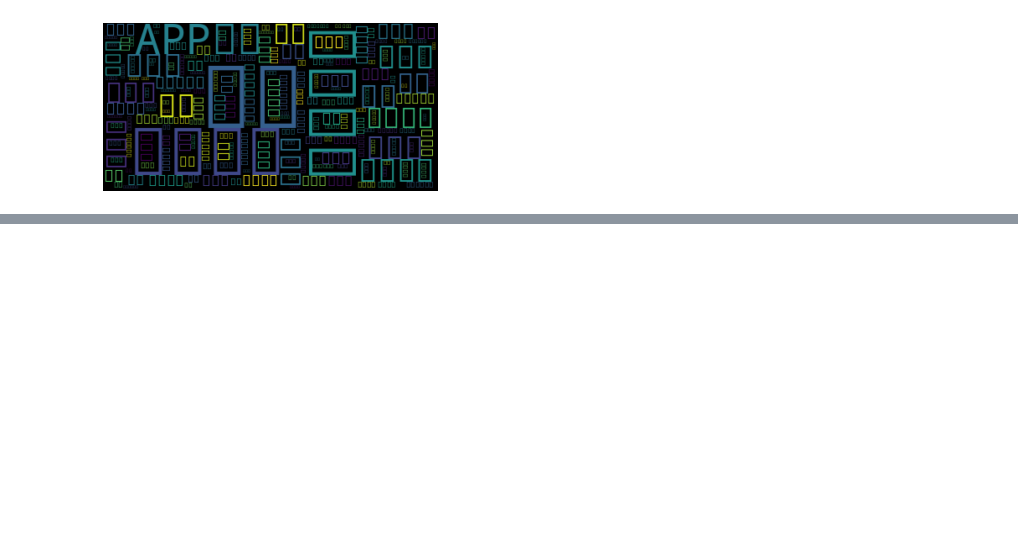
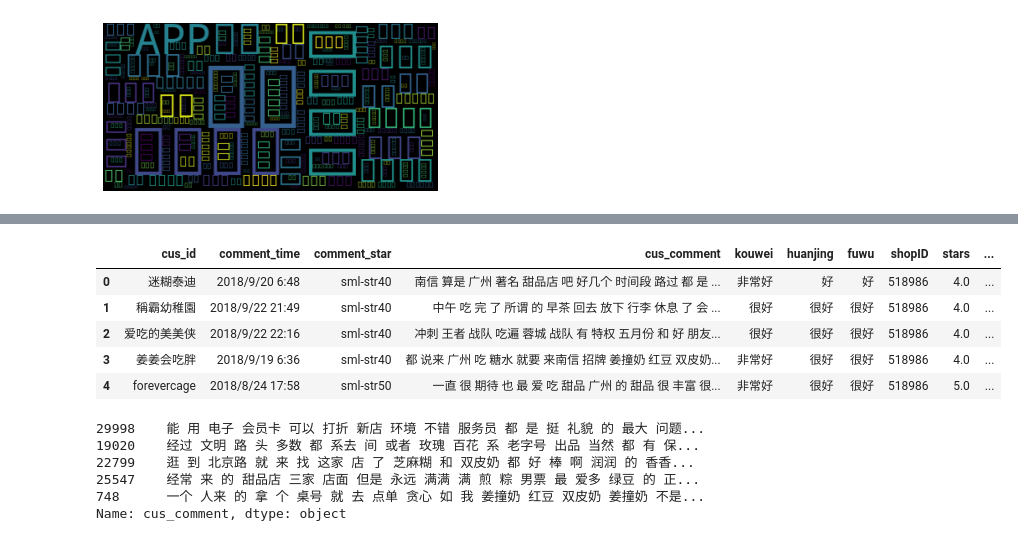
Before and after one commit to xujiayi1256/WhatsForTodayModel, a Jupyter notebook: data_analysis.ipynb, the cells around one changed output, grey strips where cells are left out. Drawn from its saved outputs; the diff is of its cells as text; code cells hidden in the pictures; blank space fills up the shorter version.

```diff
--- a/data_analysis.ipynb
+++ b/data_analysis.ipynb
@@ -234,0 +248,14 @@ plt.show()
+# %%
+import pandas as pd
+import jieba
+from matplotlib import pyplot as plt
+
+data = pd.read_csv('raw data/data1.csv')
+data.head()
+# %% [output]
+|  | cus_id | comment_time | comment_star | cus_comment | kouwei | huanjing | fuwu | shopID | stars | ... |
+| 0 | 迷糊泰迪 | 2018/9/20 6:48 | sml-str40 | 南信 算是 广州 著名 甜品店 吧 好几个 时间段 路过 都 是 ... | 非常好 | 好 | 好 | 518986 | 4.0 | ... |
+| 1 | 稱霸幼稚園 | 2018/9/22 21:49 | sml-str40 | 中午 吃 完 了 所谓 的 早茶 回去 放下 行李 休息 了 会 ... | 很好 | 很好 | 很好 | 518986 | 4.0 | ... |
+| 2 | 爱吃的美美侠 | 2018/9/22 22:16 | sml-str40 | 冲刺 王者 战队 吃遍 蓉城 战队 有 特权 五月份 和 好 朋友... | 很好 | 很好 | 很好 | 518986 | 4.0 | ... |
+| 3 | 姜姜会吃胖 | 2018/9/19 6:36 | sml-str40 | 都 说来 广州 吃 糖水 就要 来南信 招牌 姜撞奶 红豆 双皮奶... | 非常好 | 很好 | 很好 | 518986 | 4.0 | ... |
+| 4 | forevercage | 2018/8/24 17:58 | sml-str50 | 一直 很 期待 也 最 爱 吃 甜品 广州 的 甜品 很 丰富 很... | 非常好 | 很好 | 很好 | 518986 | 5.0 | ... |
@@ -234,0 +273,23 @@ plt.show()
+# %%
+#切分测试集、训练集
+from sklearn.model_selection import train_test_split
+x_train, x_test, y_train, y_test = train_test_split(data_model['cus_comment'], data_model['target'], random_state=3, test_size=0.25)
+
+#引入停用词
+infile = open("raw data/cn_stopwords.txt",encoding='utf-8')
+stopwords_lst = infile.readlines()
+stopwords = [x.strip() for x in stopwords_lst]
+
+#中文分词
+def fenci(train_data):
+    words_df = train_data.apply(lambda x:' '.join(jieba.cut(x)))
+    return words_df
+
+x_train[:5]
+# %% [output]
+29998    能 用 电子 会员卡 可以 打折 新店 环境 不错 服务员 都 是 挺 礼貌 的 最大 问题...
+19020    经过 文明 路 头 多数 都 系去 间 或者 玫瑰 百花 系 老字号 出品 当然 都 有 保...
+22799    逛 到 北京路 就 来 找 这家 店 了 芝麻糊 和 双皮奶 都 好 棒 啊 润润 的 香香...
+25547    经常 来 的 甜品店 三家 店面 但是 永远 满满 满 煎 粽 男票 最 爱多 绿豆 的 正...
+748      一个 人来 的 拿 个 桌号 就 去 点单 贪心 如 我 姜撞奶 红豆 双皮奶 姜撞奶 不是...
+Name: cus_comment, dtype: object
```
Also changed, not shown: parts of 34 cells of this notebook, 2 other files.
